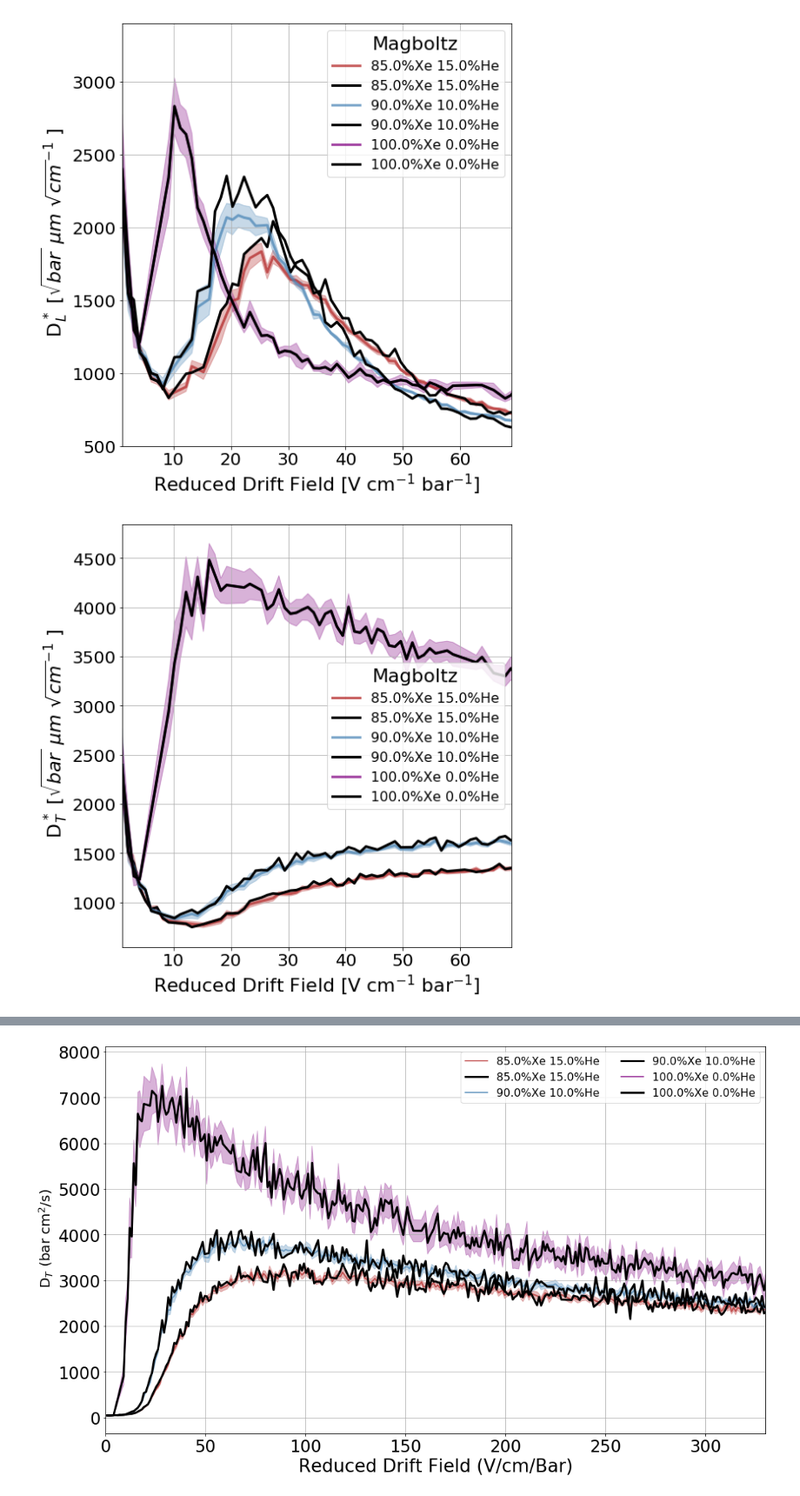
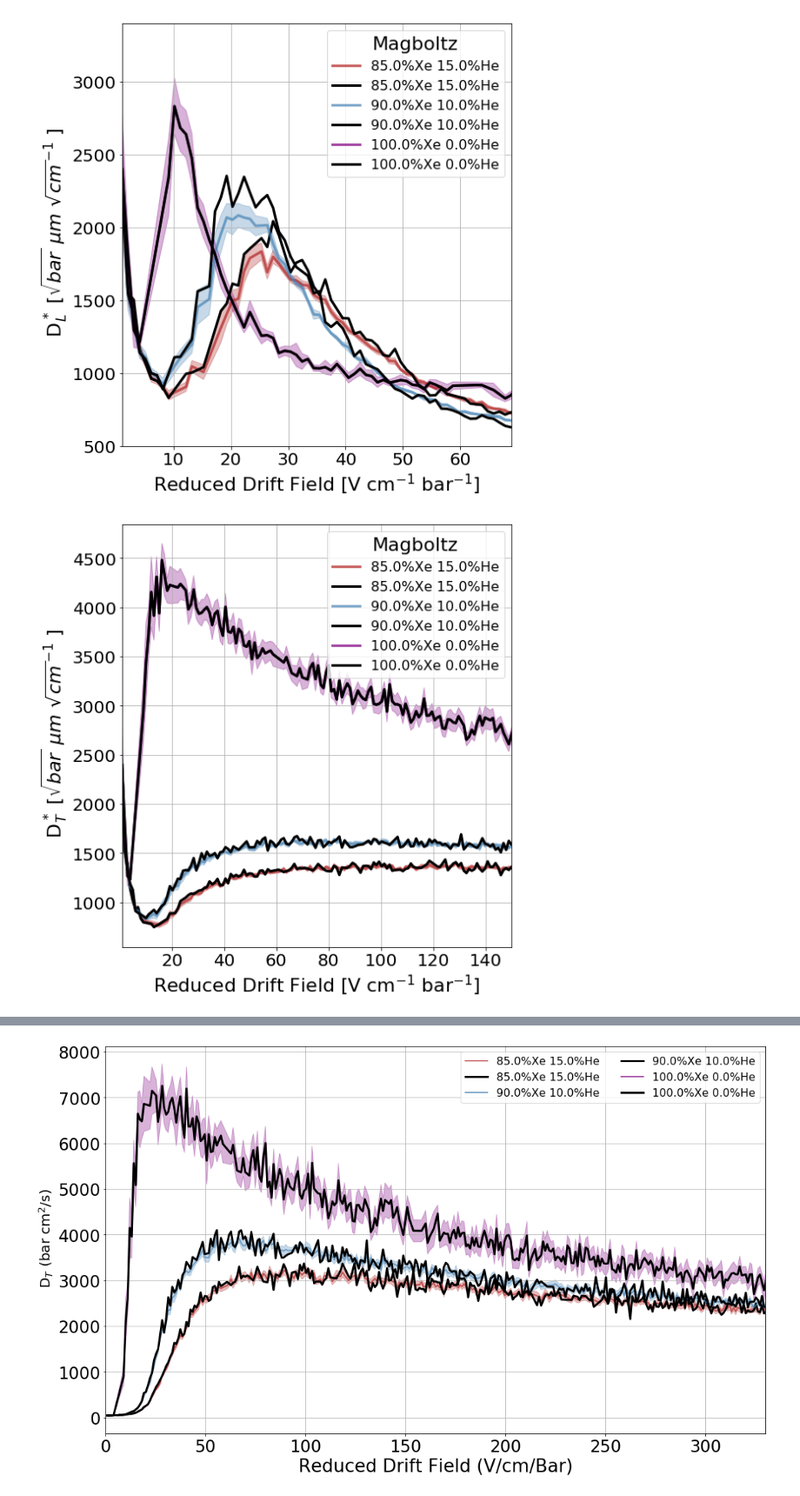
Before and after one commit to AustinMcDonald/GasMixXeHeAr, a Jupyter notebook: MagBoltz-XeHe-Special.ipynb, the cells around one changed output, grey strips where cells are left out. Shown: that part at 87% size. Drawn from its saved outputs; the diff is of its cells as text; code cells hidden in the pictures.

```diff
--- a/MagBoltz-XeHe-Special.ipynb
+++ b/MagBoltz-XeHe-Special.ipynb
@@ -108,33 +108,33 @@ plt.show()
 # %%
 plt.figure(figsize=(8,8))
 
 for x in range(0,len(mm)):
 #for x in [4]:
     X,Y,Yer,lab = MB_DTtpc(mm,x)
     plt.plot(X,Y,linewidth=3,alpha=0.7,label=lab,color=COL[x])
     plt.fill_between(X,Y+Yer,Y-Yer,alpha=0.3,color=COL[x])
 
     X,Y,Yer,lab = MB_DTtpc(mms,x)
     plt.plot(X,Y,linewidth=3,alpha=1,label=lab,color='k')
 
 plt.xlabel(r'Reduced Drift Field [V cm$^{-1}$ bar$^{-1}$]',fontsize=22)
 plt.ylabel(r" D$^*_T$ [$\sqrt{bar}$ $\mu m$ $\sqrt{cm}^{-1}$ ]",fontsize=22)
 plt.xticks(fontsize=20)
 plt.yticks(fontsize=20)
 #plt.xticks(np.arange(0, 400, 50.0))
 plt.grid()
-leg = plt.legend(loc='center right',fontsize=16,ncol=1,title='Magboltz')
+leg = plt.legend(loc='upper right',fontsize=16,ncol=1,title='Magboltz')
 plt.setp(leg.get_title(),fontsize=22)
 plt.tight_layout()
 #plt.ylim(500,4700)
-plt.xlim(1,69)
+plt.xlim(1,150)
 plt.tight_layout()
 
 #plt.savefig("/Users/austinmcdonald/Desktop/GAS_MIX_PLOTS/MAGBOLTZ-FULL-DT"+".pdf")
 
 plt.show()
 # %% [output]
-[figure, old version]
+[figure, new version]
 # %%
 plt.figure(figsize=(15,9))
 
```
Also changed, not shown: parts of 2 cells of this notebook, 6 other files.
